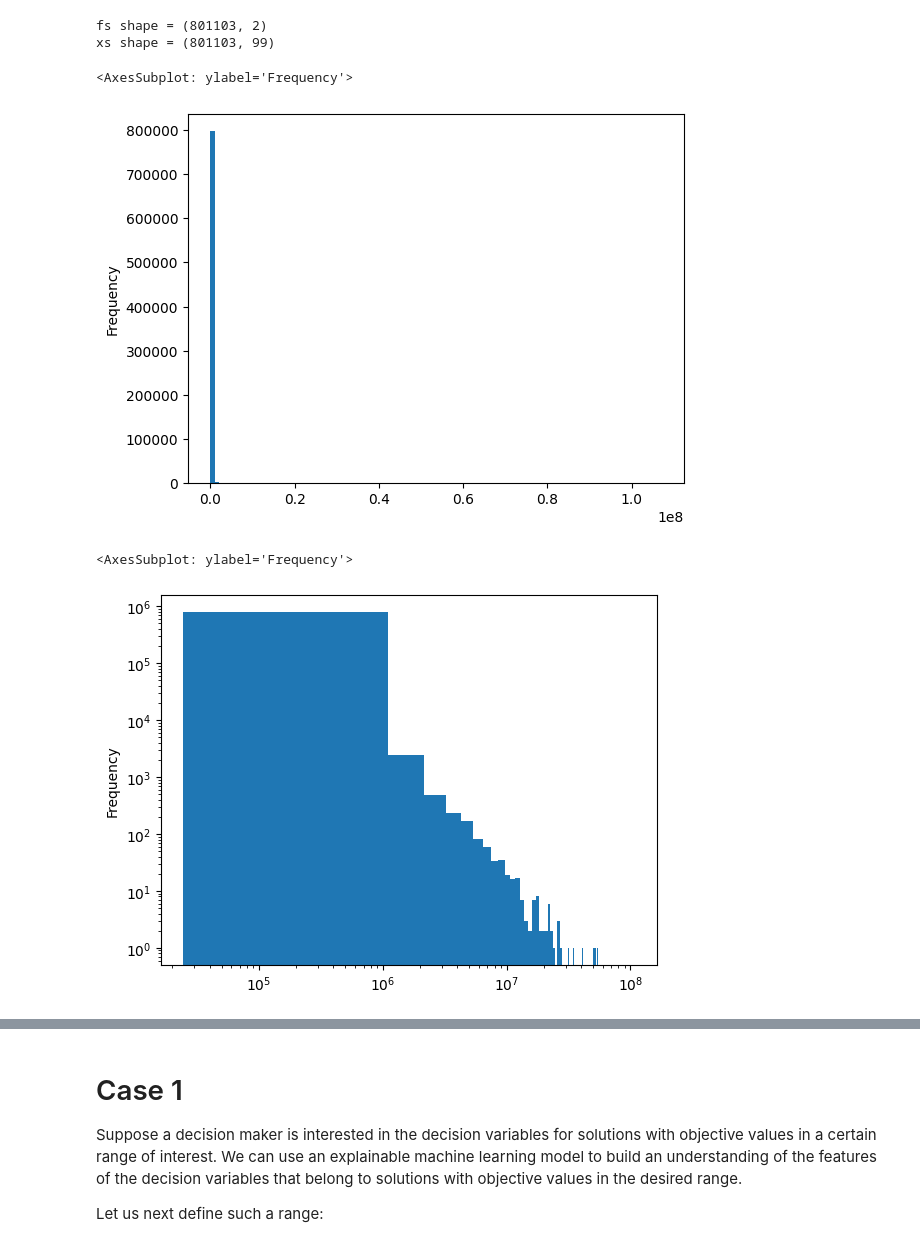
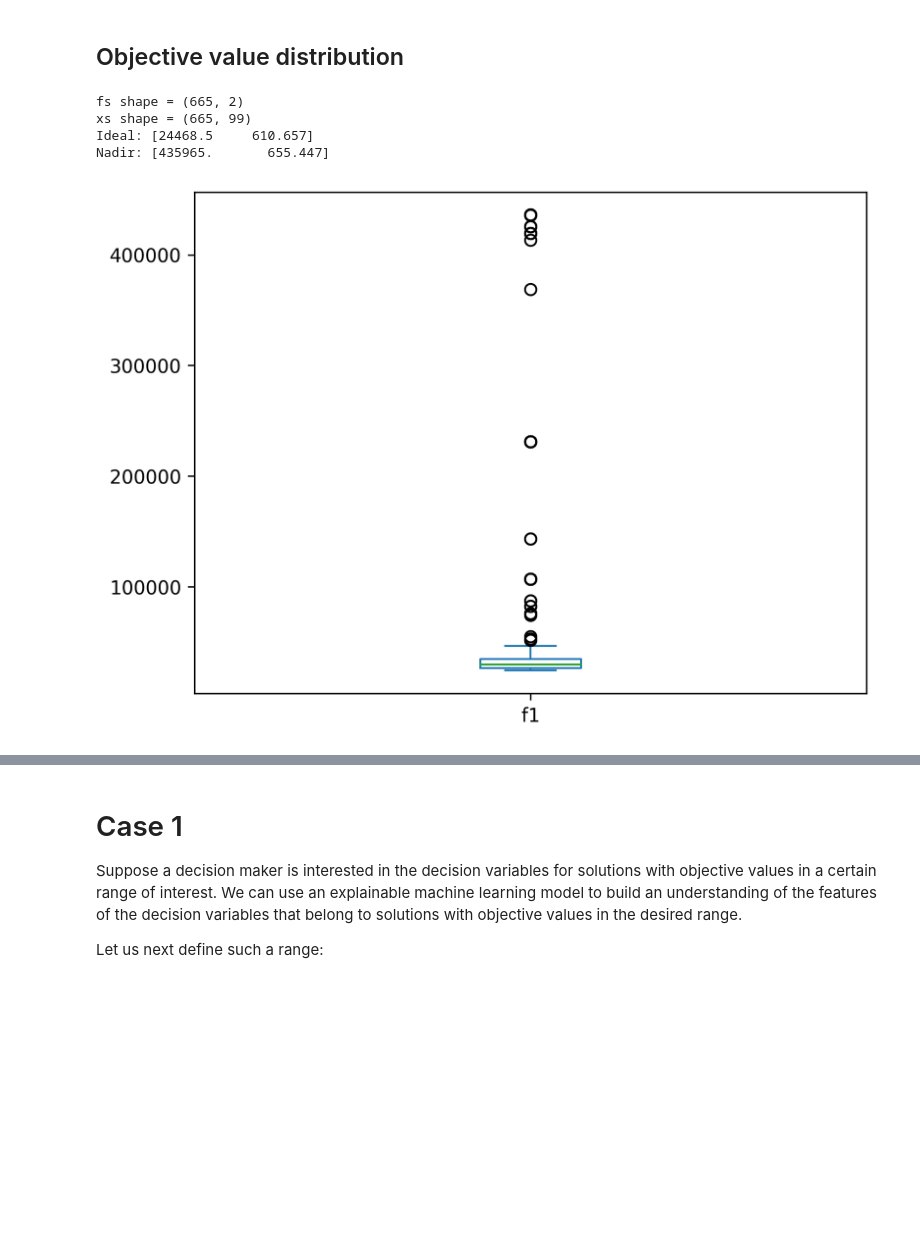
Before and after one commit to gialmisi/xaimoo-experiments, a Jupyter notebook: notebooks/building_data.ipynb, the cells around one changed output, grey strips where cells are left out. Drawn from its saved outputs; the diff is of its cells as text; code cells hidden in the pictures; blank space fills up the shorter version.

```diff
--- a/notebooks/building_data.ipynb
+++ b/notebooks/building_data.ipynb
@@ -22,19 +42,23 @@ df_all
+# %% [markdown]
+## Objective value distribution
 # %%
-fs = df_all[["f1", "f2"]]
-xs = df_all.drop(["f1", "f2"], axis=1)
+fs = df_nondom[["f1", "f2"]]
+xs = df_nondom.drop(["f1", "f2"], axis=1)
 
 print(f"fs shape = {fs.shape}")
 print(f"xs shape = {xs.shape}")
+
+ideal = np.min(fs, axis=0)
+nadir = np.max(fs, axis=0)
+
+print(f"Ideal: {ideal.values}")
+print(f"Nadir: {nadir.values}")
+
+fs["f1"].plot(kind="box")
+plt.show()
 # %% [output]
-fs shape = (801103, 2)
-xs shape = (801103, 99)
+fs shape = (665, 2)
+xs shape = (665, 99)
+Ideal: [24468.5     610.657]
+Nadir: [435965.       655.447]
+[figure, added]
-# %%
-fs["f1"].plot(kind="hist", bins=100)
-# %% [output]
-<AxesSubplot: ylabel='Frequency'>
-[figure, removed]
-# %%
-fs["f1"].plot(kind="hist", bins=100, logy=True, logx=True)
-# %% [output]
-<AxesSubplot: ylabel='Frequency'>
-[figure, removed]
```
Also changed, not shown: parts of 14 cells of this notebook, 2 other files.
